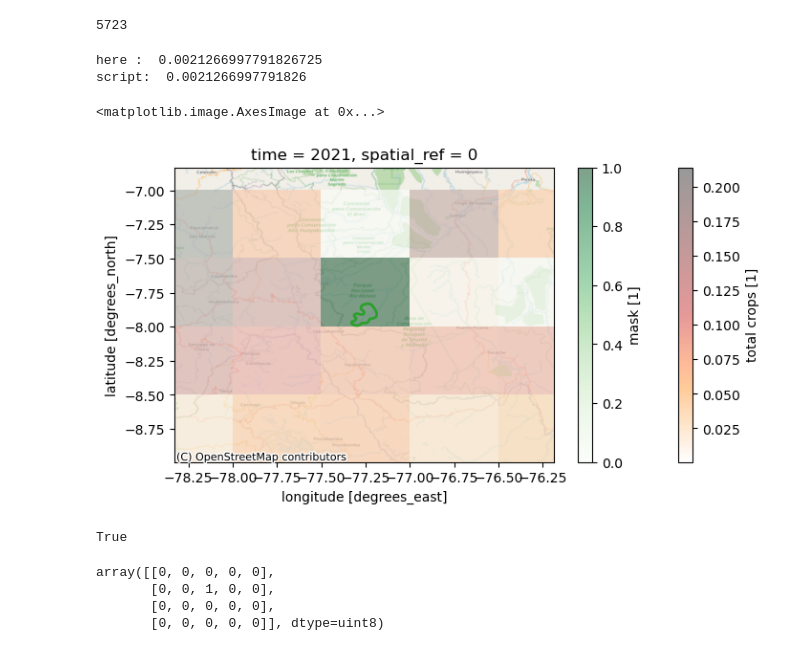
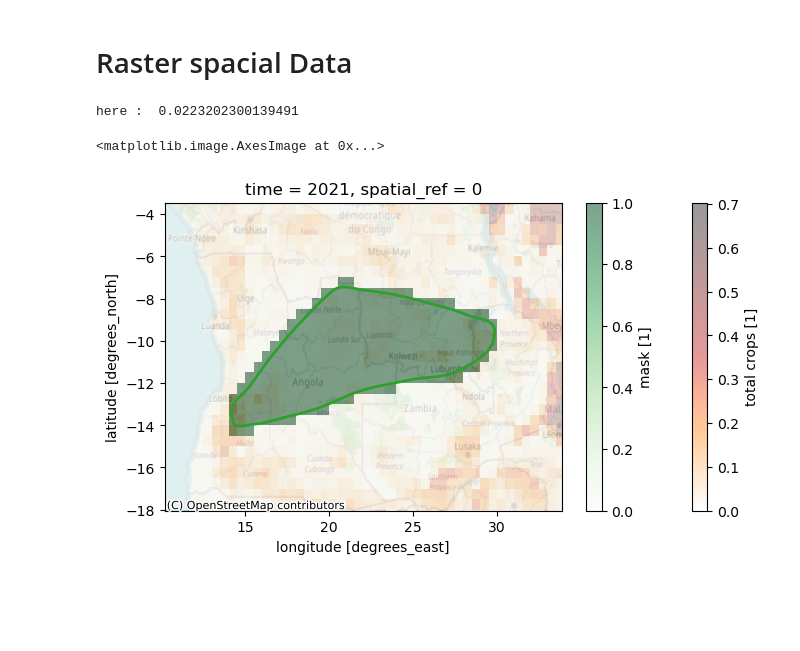
Before and after one commit to Copani/RedList_Climate, a Jupyter notebook: explore_erm_data.ipynb, the cells around one changed output. Saved outputs shown, nothing was run; the diff lists cells and outputs as text; code cells hidden in the pictures; blank space fills up the shorter version.

```diff
--- a/explore_erm_data.ipynb
+++ b/explore_erm_data.ipynb
@@ -73,0 +105,19 @@ crop.sel(time=2021).cropland_total.plot.imshow(cmap='viridis', add_colorbar=True
+# %%
+# take 1980 - 2000 mean
+start_date = date(1960, 1, 1)
+end_date = date(1980, 12, 31)
+ERA5_1980_2000 = ERA5.sel(time=slice(start_date, end_date))
+ERA5_1980_2000_mean = ERA5_1980_2000.mean(dim='time')
+# %%
+# subtract 273.15 from tas variable
+ERA5_1980_2000_mean['tas'] = ERA5_1980_2000_mean['tas'] - 273.15
+# %%
+from utilities_spacial_vars import prep_for_gridcalc
+tavg_window, geo_mask, cell_coefs = prep_for_gridcalc(ERA5_1980_2000_mean.tp[0], gaa2.iloc[[4]], margin=4)
+# %%
+fig, ax = plt.subplots()
+bounds = [tavg_window.longitude.values.min(), tavg_window.longitude.values.max(), tavg_window.latitude.values.min(), tavg_window.latitude.values.max()]
+tavg_window.plot(ax=ax,alpha=0.1)
+da = xr.DataArray(geo_mask, {'latitude': tavg_window.latitude.values, 'longitude': tavg_window.longitude.values})
+ctx.add_basemap(ax=ax, crs=tavg_window.rio.crs.to_string(), source=ctx.providers.OpenStreetMap.Mapnik)
+da.plot(ax=ax,alpha=0.3, cmap="Greens")
@@ -74 +293,3 @@ crop.sel(time=2021).cropland_total.plot.imshow(cmap='viridis', add_colorbar=True
+# %% [markdown]
+# Raster spacial Data
 # %%
@@ -76,14 +297,10 @@ script_test = pd.read_csv('gaa2_landuse_2021.csv')
-# %%
-script_test.Shape_Area.loc[script_test['Shape_Area'] < 0.1].count()
-# %% [output]
-5723
 # %%
-idx = 12
+idx = 4
 # load test geometry
 geo = gaa2.iloc[[idx]]
 
 # get the fractional cropland cover for the window of the geometry
-margin = 1
+margin = 4
 xmin, ymin, xmax, ymax = geo.bounds.values[0]
 xmin -= margin
 ymin -= margin
@@ -106,45 +323,33 @@ poly_mask = rasterize([(poly)],
 from numpy import pi, cos
 
 dat_window = dat_window.fillna(0)
 lats = np.expand_dims(dat_window.lat,axis=1) / 360 * 2 * pi
 cell_coefs = cos(lats)
 dat_wheighted = dat_window.values * cell_coefs
 
 ## perform calculation
 cropcover_percentage = np.sum(poly_mask * dat_wheighted) / np.sum(poly_mask * cell_coefs)
 
 print('here : ', cropcover_percentage)
-print('script: ', script_test.cropland_2021.iloc[idx])
+# print('script: ', script_test.cropland_2021.iloc[idx])
 
 
 
 # Visualize
 ## copy array to xarray with appropiate coordinates and crs (improvised version)
 mask2 = dat_window.copy()
 mask2.attrs['long_name'] = 'mask'
 mask2.values = poly_mask
 
 ## plot
 fig, ax = plt.subplots(figsize=(8,4))
 ax.set_xlim(xmin, xmax)
 ax.set_ylim(ymin, ymax)
 geo.plot(ax=ax, facecolor='none', edgecolor='tab:green', linewidth=2)
 ctx.add_basemap(ax=ax, crs=geo.crs.to_string(), source=ctx.providers.OpenStreetMap.Mapnik)
 dat_window.plot.imshow(ax=ax, alpha = 0.4, cmap='gist_heat_r')
 mask2.plot.imshow(ax=ax, alpha= 0.5, cmap='Greens')
 # %% [output]
-here :  0.0021266997791826725
-script:  0.0021266997791826
+here :  0.0223202300139491
 <matplotlib.image.AxesImage at 0x...>
-[figure, old version]
+[figure, new version]
-# %%
-'lat' in crop21.coords
-# %% [output]
-True
-# %%
-poly_mask
-# %% [output]
-array([[0, 0, 0, 0, 0],
-       [0, 0, 1, 0, 0],
-       [0, 0, 0, 0, 0],
-       [0, 0, 0, 0, 0]], dtype=uint8)
```
Also changed, not shown: parts of 29 cells of this notebook, 37 other files.
